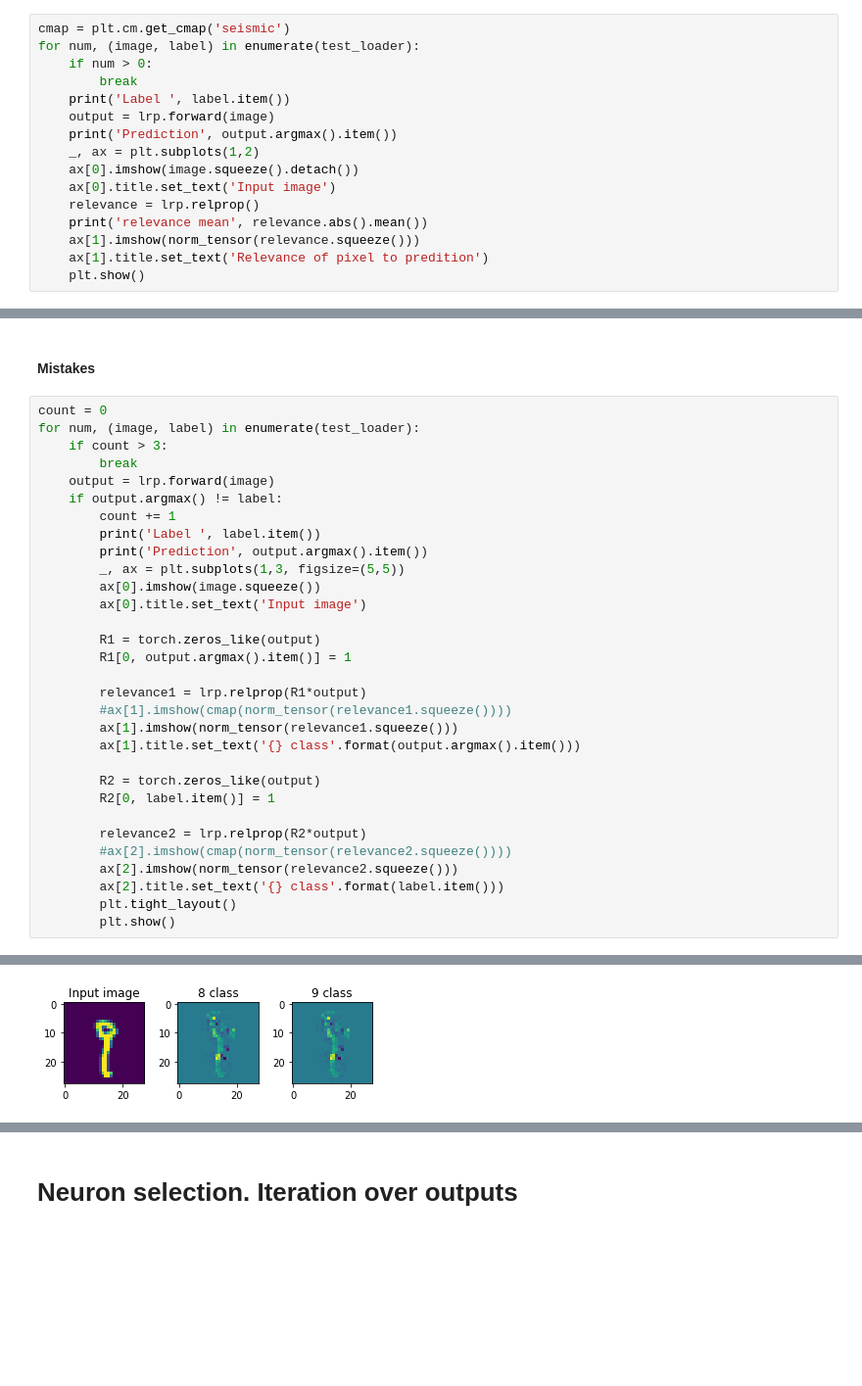
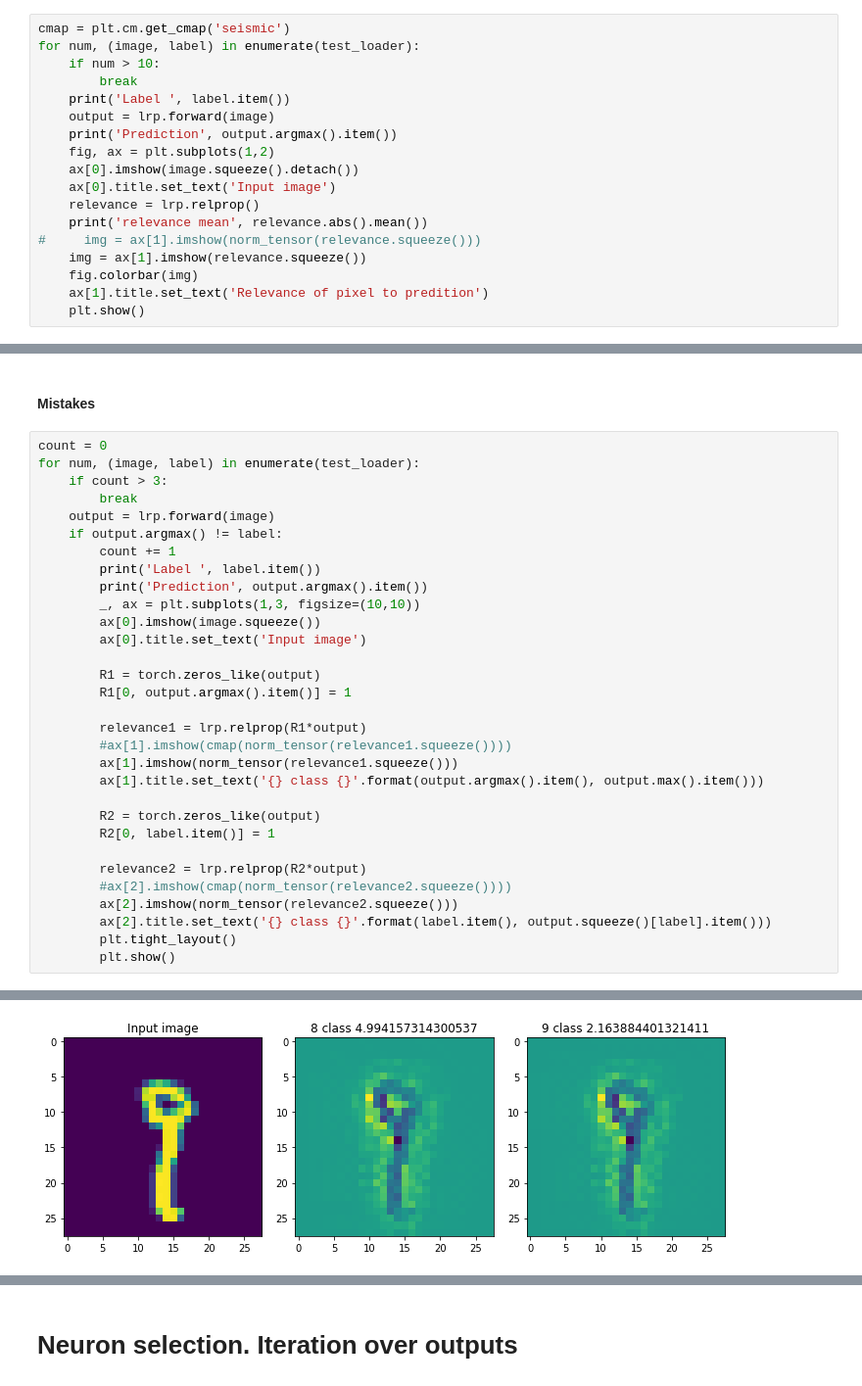
Before and after one commit to dmitrysarov/LRP_decomposition, a Jupyter notebook: LRP/temp/LRP_notebook_mnist.ipynb, the cells around one changed output, grey strips where cells are left out. Shown at 98% size. Saved outputs shown, nothing was run; the diff lists cells and outputs as text; blank space fills up the shorter version.

```diff
--- a/LRP/temp/LRP_notebook_mnist.ipynb
+++ b/LRP/temp/LRP_notebook_mnist.ipynb
@@ -77,17 +77,19 @@ for module in flatten_model(lrp.model):
 # %%
 cmap = plt.cm.get_cmap('seismic')
 for num, (image, label) in enumerate(test_loader):
-    if num > 0:
+    if num > 10:
         break
     print('Label ', label.item())
     output = lrp.forward(image)
     print('Prediction', output.argmax().item())
-    _, ax = plt.subplots(1,2)
+    fig, ax = plt.subplots(1,2)
     ax[0].imshow(image.squeeze().detach())
     ax[0].title.set_text('Input image')
     relevance = lrp.relprop()
     print('relevance mean', relevance.abs().mean())
-    ax[1].imshow(norm_tensor(relevance.squeeze()))
+#     img = ax[1].imshow(norm_tensor(relevance.squeeze()))
+    img = ax[1].imshow(relevance.squeeze())
+    fig.colorbar(img)
     ax[1].title.set_text('Relevance of pixel to predition')
     plt.show()
 # %% [output]
@@ -243,36 +124,36 @@ tensor([[[[ 0.0112, -0.0696, -0.1929, -0.1117],
 count = 0
 for num, (image, label) in enumerate(test_loader):
     if count > 3:
         break
     output = lrp.forward(image)
     if output.argmax() != label:
         count += 1
         print('Label ', label.item())
         print('Prediction', output.argmax().item())
-        _, ax = plt.subplots(1,3, figsize=(5,5))
+        _, ax = plt.subplots(1,3, figsize=(10,10))
         ax[0].imshow(image.squeeze())
         ax[0].title.set_text('Input image')
 
         R1 = torch.zeros_like(output)
         R1[0, output.argmax().item()] = 1
 
         relevance1 = lrp.relprop(R1*output)
         #ax[1].imshow(cmap(norm_tensor(relevance1.squeeze())))
         ax[1].imshow(norm_tensor(relevance1.squeeze()))
-        ax[1].title.set_text('{} class'.format(output.argmax().item()))
+        ax[1].title.set_text('{} class {}'.format(output.argmax().item(), output.max().item()))
 
         R2 = torch.zeros_like(output)
         R2[0, label.item()] = 1
 
         relevance2 = lrp.relprop(R2*output)
         #ax[2].imshow(cmap(norm_tensor(relevance2.squeeze())))
         ax[2].imshow(norm_tensor(relevance2.squeeze()))
-        ax[2].title.set_text('{} class'.format(label.item()))
+        ax[2].title.set_text('{} class {}'.format(label.item(), output.squeeze()[label].item()))
         plt.tight_layout()
         plt.show()
 # %% [output]
 Label  9
 Prediction 8
-[figure, old version]
+[figure, new version]
 Label  2
 Prediction 7
```
Also changed, not shown: parts of 25 cells of this notebook, 5 other files.
